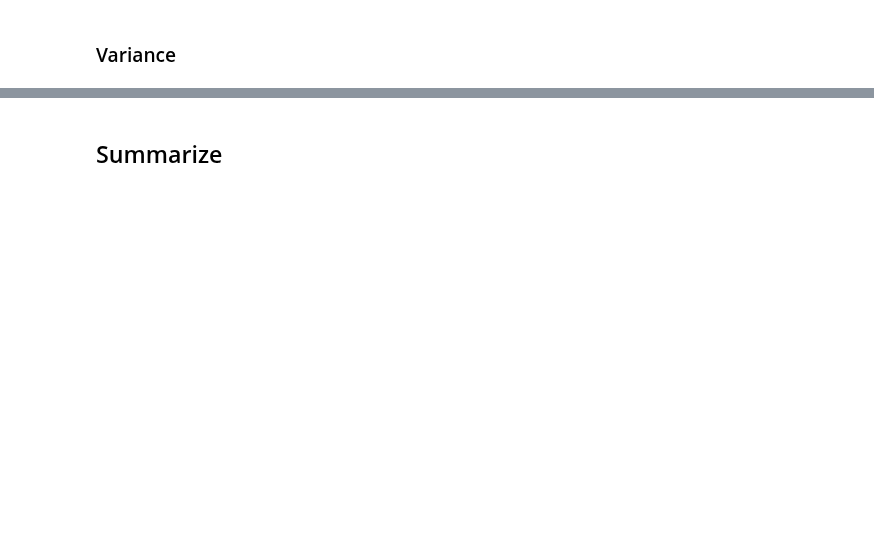
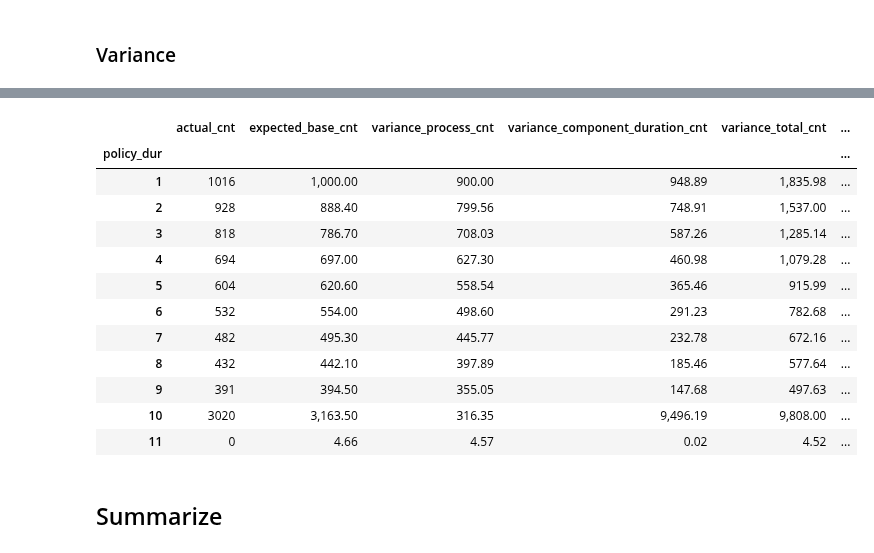
Before and after one commit to jkoestner/morai, a Jupyter notebook: notebooks/tutorials/experience_study.ipynb, the cells around one changed output, grey strips where cells are left out. Cells and saved outputs as stored; diff of their text form; code cells hidden in the pictures; blank space fills up the shorter version.

```diff
--- a/notebooks/tutorials/experience_study.ipynb
+++ b/notebooks/tutorials/experience_study.ipynb
@@ -268,0 +308,11 @@ study_df["variance_base_amt"] = experience.calc_variance(
+# %%
+variance_df = experience.calc_component_variance(
+    seriatim_df=study_df,
+    assumption="base",
+    suffix="cnt",
+    groupby_cols=["policy_dur"],
+    component_dict={
+        "ae_total": sigma_duration_cnt,
+        "components": {"duration": sigma_duration_cnt},
+    },
+)
@@ -269,3 +323,19 @@ study_df["variance_base_amt"] = experience.calc_variance(
+# %%
+variance_df
+# %% [output]
+|  | actual_cnt | expected_base_cnt | variance_process_cnt | variance_component_duration_cnt | variance_total_cnt | ... |
+| policy_dur |  |  |  |  |  | ... |
+| 1 | 1016 | 1,000.00 | 900.00 | 948.89 | 1,835.98 | ... |
+| 2 | 928 | 888.40 | 799.56 | 748.91 | 1,537.00 | ... |
+| 3 | 818 | 786.70 | 708.03 | 587.26 | 1,285.14 | ... |
+| 4 | 694 | 697.00 | 627.30 | 460.98 | 1,079.28 | ... |
+| 5 | 604 | 620.60 | 558.54 | 365.46 | 915.99 | ... |
+| 6 | 532 | 554.00 | 498.60 | 291.23 | 782.68 | ... |
+| 7 | 482 | 495.30 | 445.77 | 232.78 | 672.16 | ... |
+| 8 | 432 | 442.10 | 397.89 | 185.46 | 577.64 | ... |
+| 9 | 391 | 394.50 | 355.05 | 147.68 | 497.63 | ... |
+| 10 | 3020 | 3,163.50 | 316.35 | 9,496.19 | 9,808.00 | ... |
+| 11 | 0 | 4.66 | 4.57 | 0.02 | 4.52 | ... |
 # %% [markdown]
 ## Summarize
 # %%
```
Also changed, not shown: parts of 23 cells of this notebook, 7 other files.
